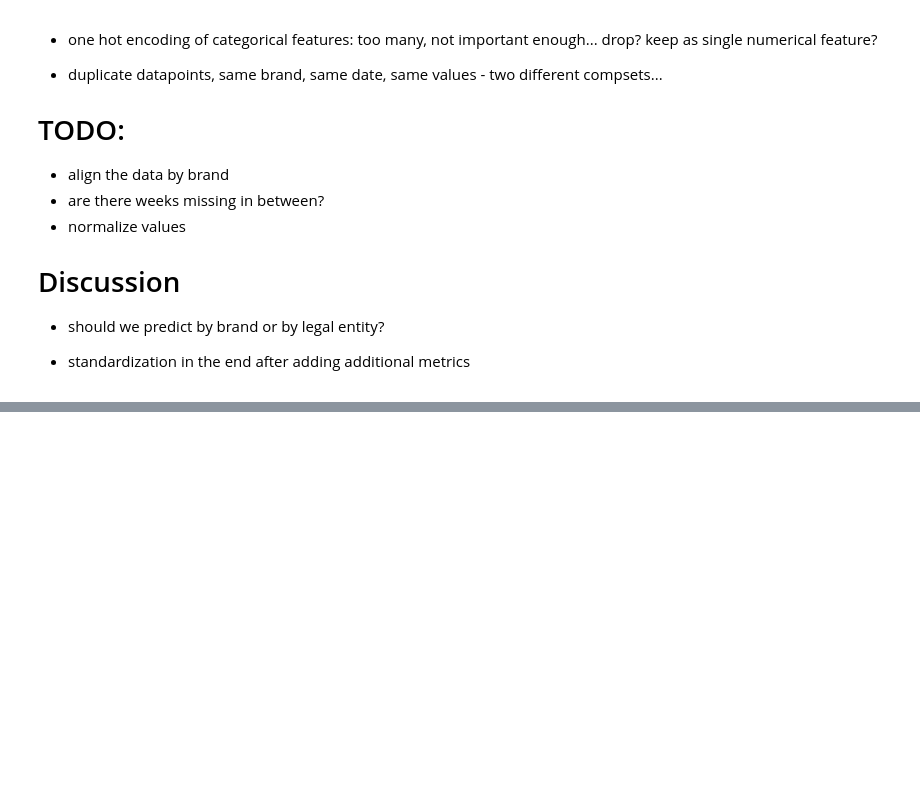
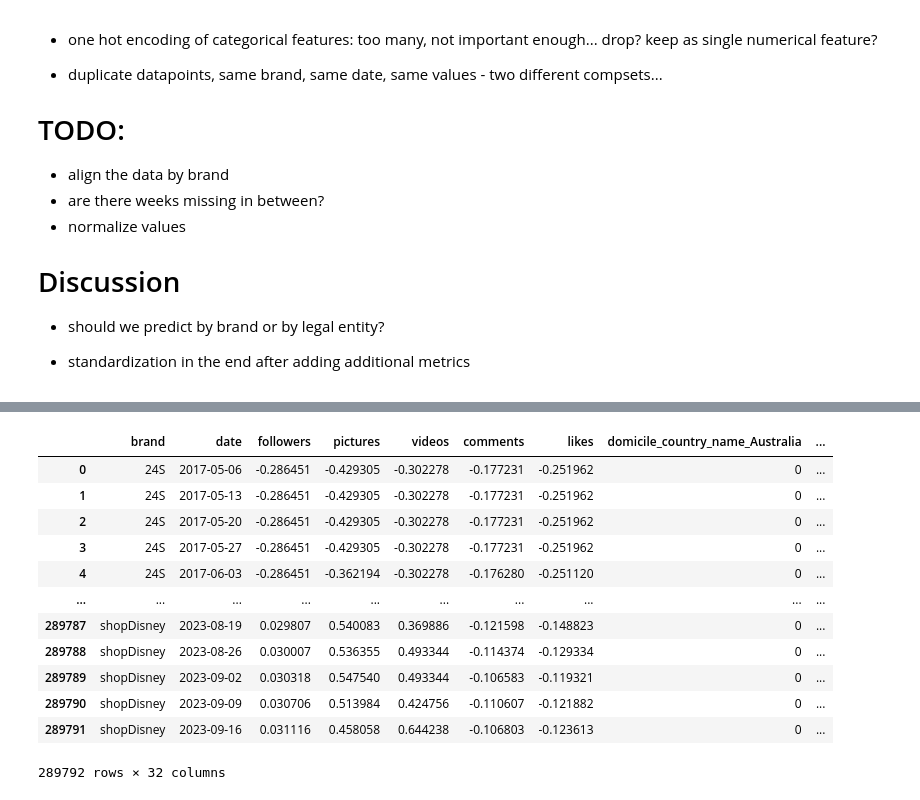
Before and after one commit to davhofer/datathon24, a Jupyter notebook: notebooks/preprocessing.ipynb, the cells around one changed output, grey strips where cells are left out. Cells and saved outputs as stored; diff of their text form; code cells hidden in the pictures; blank space fills up the shorter version.

Commit message:
fix preprocessing

```diff
--- a/notebooks/preprocessing.ipynb
+++ b/notebooks/preprocessing.ipynb
@@ -133,0 +275,16 @@ X_train, y_train, X_test, y_test = prepare_data(df)
+# %%
+preprocess_data(df)
+# %% [output]
+|  | brand | date | followers | pictures | videos | comments | likes | domicile_country_name_Australia | ... |
+| 0 | 24S | 2017-05-06 | -0.286451 | -0.429305 | -0.302278 | -0.177231 | -0.251962 | 0 | ... |
+| 1 | 24S | 2017-05-13 | -0.286451 | -0.429305 | -0.302278 | -0.177231 | -0.251962 | 0 | ... |
+| 2 | 24S | 2017-05-20 | -0.286451 | -0.429305 | -0.302278 | -0.177231 | -0.251962 | 0 | ... |
+| 3 | 24S | 2017-05-27 | -0.286451 | -0.429305 | -0.302278 | -0.177231 | -0.251962 | 0 | ... |
+| 4 | 24S | 2017-06-03 | -0.286451 | -0.362194 | -0.302278 | -0.176280 | -0.251120 | 0 | ... |
+| ... | ... | ... | ... | ... | ... | ... | ... | ... | ... |
+| 289787 | shopDisney | 2023-08-19 | 0.029807 | 0.540083 | 0.369886 | -0.121598 | -0.148823 | 0 | ... |
+| 289788 | shopDisney | 2023-08-26 | 0.030007 | 0.536355 | 0.493344 | -0.114374 | -0.129334 | 0 | ... |
+| 289789 | shopDisney | 2023-09-02 | 0.030318 | 0.547540 | 0.493344 | -0.106583 | -0.119321 | 0 | ... |
+| 289790 | shopDisney | 2023-09-09 | 0.030706 | 0.513984 | 0.424756 | -0.110607 | -0.121882 | 0 | ... |
+| 289791 | shopDisney | 2023-09-16 | 0.031116 | 0.458058 | 0.644238 | -0.106803 | -0.123613 | 0 | ... |
+289792 rows × 32 columns
```
Also changed, not shown: parts of 6 cells of this notebook.
